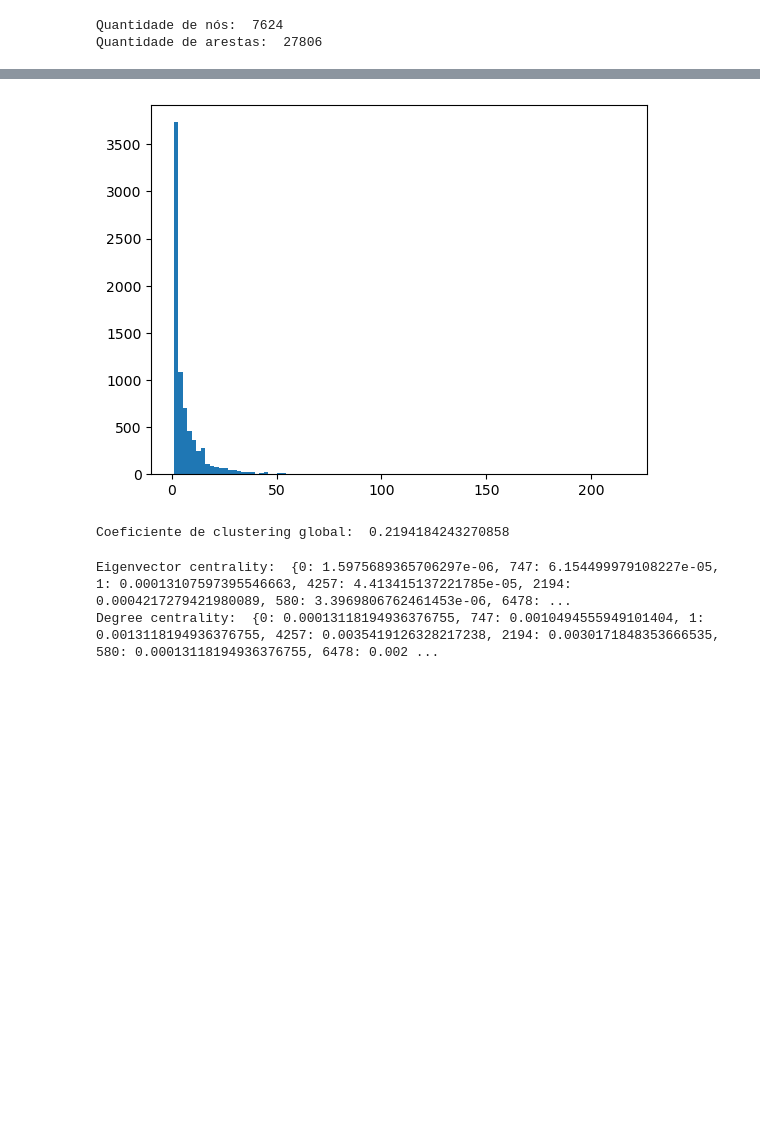
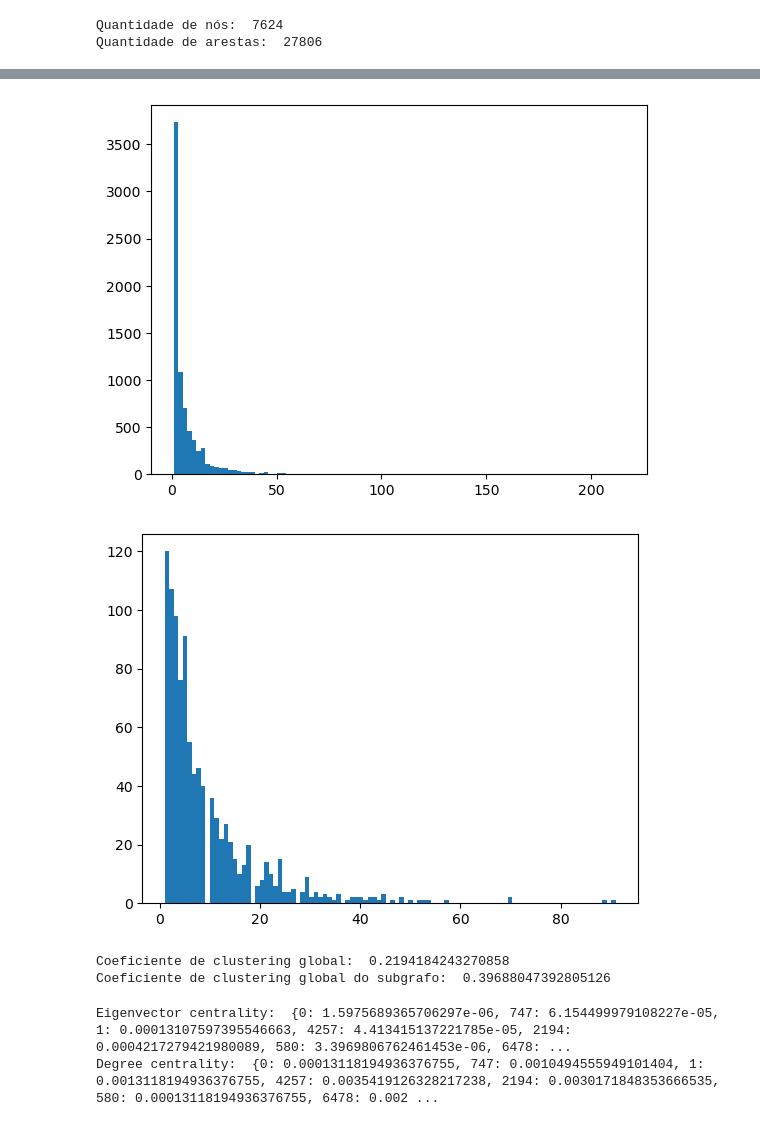
Before and after one commit to ZariTen/projeto_analise_redes, a Jupyter notebook: projeto.ipynb, the cells around one changed output, grey strips where cells are left out. Drawn from its saved outputs; the diff is of its cells as text; code cells hidden in the pictures; blank space fills up the shorter version.

```diff
--- a/projeto.ipynb
+++ b/projeto.ipynb
@@ -50,17 +90,27 @@ Assosritivdade geral da rede:  0.01707317256063152
 # %%
 # Visualização do Hisograma de distribuição impírica de grau
 graus = [G.degree(n) for n in G.nodes()]
 plt.hist(graus, bins=100)
 plt.show()
+
+# Visualização do Hisograma de distribuição impírica de grau do subgrafo
+graus_sub = [subgrafo.degree(n) for n in subgrafo.nodes()]
+plt.hist(graus_sub, bins=100)
+plt.show()
 # %% [output]
 [figure]
+[figure, added]
 # %%
 #
 
 # Coeficiente de clustering global
 print('Coeficiente de clustering global: ', nx.average_clustering(G))
+
+# Coeficiente de clustering global do subgrafo
+print('Coeficiente de clustering global do subgrafo: ', nx.average_clustering(subgrafo))
 # %% [output]
 Coeficiente de clustering global:  0.2194184243270858
+Coeficiente de clustering global do subgrafo:  0.39688047392805126
 # %%
 # Calculando valores de Eigenvector centrality, Degree centrality, Closeness centrality e Betweenness centrality
 eigenvector = nx.eigenvector_centrality(G)
```
Also changed, not shown: parts of 5 cells of this notebook.
